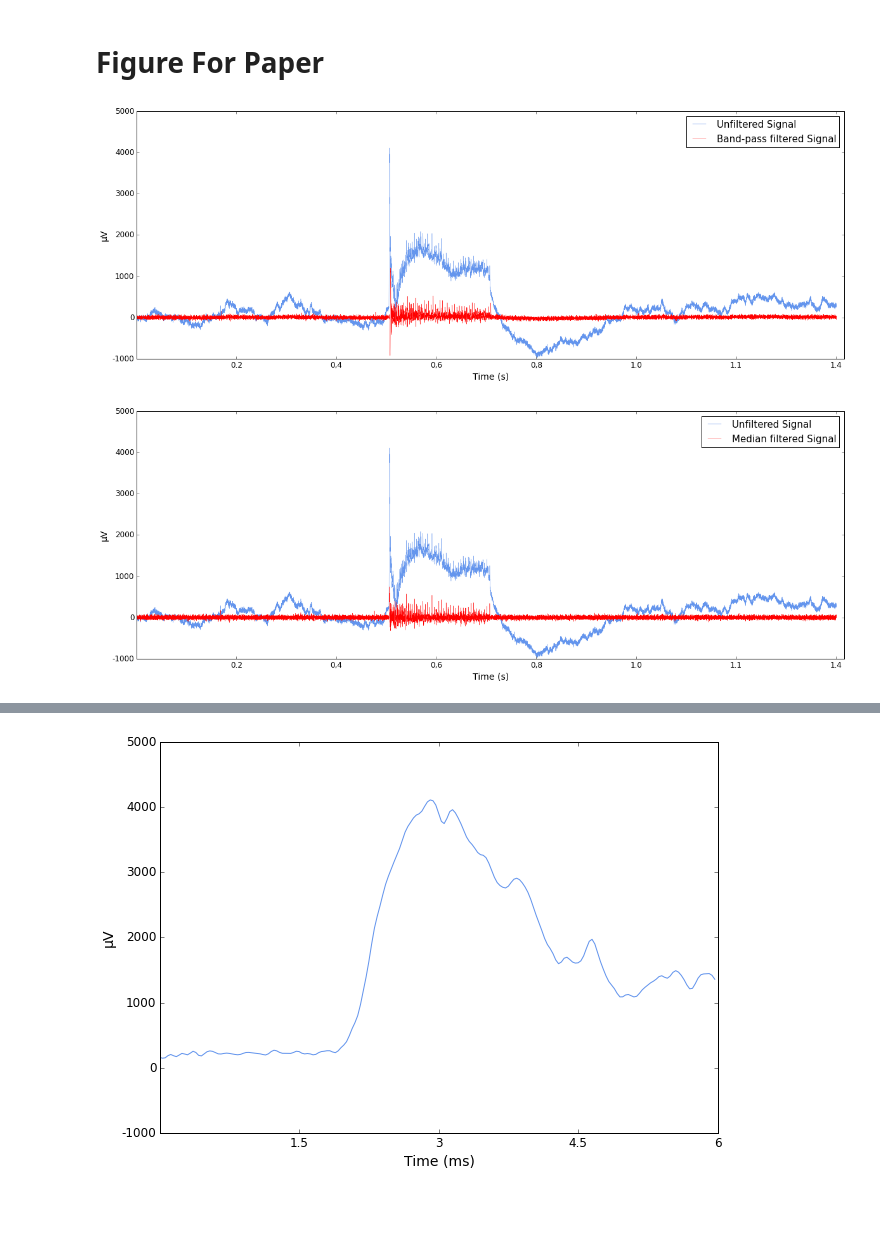
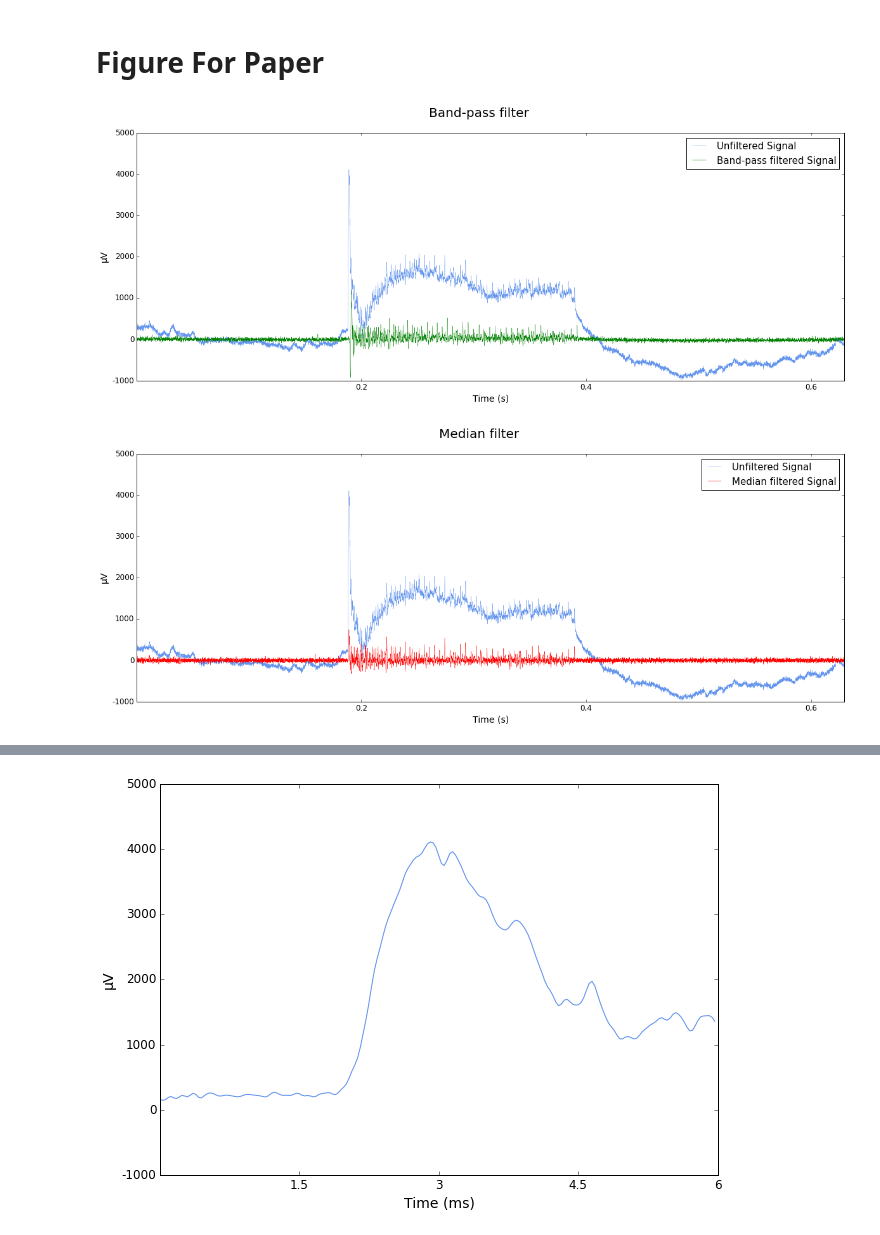
Before and after one commit to ktakagaki/kt-2015-DSPHandsOn, a Jupyter notebook: MedianFilter/Python/09. FIR Filter and redesigning figures/FIR Filter, Redesign.ipynb, the cells around one changed output, grey strips where cells are left out. Cells and saved outputs as stored; diff of their text form; code cells hidden in the pictures; blank space fills up the shorter version.

```diff
--- a/MedianFilter/Python/09. FIR Filter and redesigning figures/FIR Filter, Redesign.ipynb
+++ b/MedianFilter/Python/09. FIR Filter and redesigning figures/FIR Filter, Redesign.ipynb
@@ -13,4 +11,6 @@ sessionfolder = 'C:\\Users\\Dowa\\Desktop\\Hiwi\\Single CSC File'
 # %%
+#Load Neuralynx CSC file, specify the sessionfolder where the csc file is saved.
+sessionfolder = 'D:\Hiwi\Single CSC File'
 NIO = NeuralynxIO(sessiondir = sessionfolder, cachedir = sessionfolder)
 block = NIO.read_block()
 seg = block.segments[0]
@@ -118,40 +140,42 @@ def parameters():
     rcParams.update(params)
 # %%
 parameters()
-plt.plot(csc[20000:], color = "cornflowerblue", linewidth = 0.4)
-plt.plot(new_bandpass_filtered_data[20000:], color = 'red', linewidth = 0.4)
+plt.plot(csc[5000:25000], color = "cornflowerblue", linewidth = 0.4)
+plt.plot(new_bandpass_filtered_data[5000:25000], color = 'green', linewidth = 0.4)
 
-x = [6358, 12716, 19074, 25432, 31790, 38148, 44512]
-labelsx = ["0.2", "0,4", "0,6", "0,8", "1.0", "1.1", "1.4" ]
+x = [6358, 12716, 19074]
+labelsx = ["0.2", "0,4", "0,6"]
 
 y = [-0.0001, 0, 0.0001, 0.0002, 0.0003, 0.0004, 0.0005]
 labelsy = ["-1000", "0", "1000", "2000", "3000", "4000", "5000"]
 
 plt.xticks(x,labelsx)
 plt.yticks(y,labelsy)
+plt.suptitle('Band-pass filter', fontsize = 20)
 legend = plt.legend(["Unfiltered Signal", "Band-pass filtered Signal"], loc=1)
 plt.xlabel("Time (s)")
 plt.ylabel(u"µV")
 plt.savefig("Bandpassfilter", dpi = 600, format = "jpg")
 # %% [output]
-[figure, old version]
+[figure, new version]
 # %%
 parameters()
 
-plt.plot(csc[20000:], color = "cornflowerblue", linewidth = 0.4)
-plt.plot(new_medfilt_data[20000:], color = 'red', linewidth = 0.4)
+plt.plot(csc[5000:25000], color = "cornflowerblue", linewidth = 0.4)
+plt.plot(new_medfilt_data[5000:25000], color = 'red', linewidth = 0.4)
 
-x = [6358, 12716, 19074, 25432, 31790, 38148, 44512]
-labelsx = ["0.2", "0,4", "0,6", "0,8", "1.0", "1.1", "1.4" ]
+x = [6358, 12716, 19074]
+labelsx = ["0.2", "0,4", "0,6"]
 
 y = [-0.0001, 0, 0.0001, 0.0002, 0.0003, 0.0004, 0.0005]
 labelsy = ["-1000", "0", "1000", "2000", "3000", "4000", "5000"]
 
 plt.xticks(x,labelsx)
 plt.yticks(y,labelsy)
+plt.suptitle('Median filter', fontsize = 20)
 legend = plt.legend(["Unfiltered Signal", "Median filtered Signal"], loc=1);
 plt.xlabel("Time (s)")
 plt.ylabel(u"µV")
 plt.savefig("Medianfilter", dpi = 600, format = "jpg")
 # %% [output]
-[figure, old version]
+[figure, new version]
```
Also changed, not shown: parts of 18 cells of this notebook, 9 other files.
